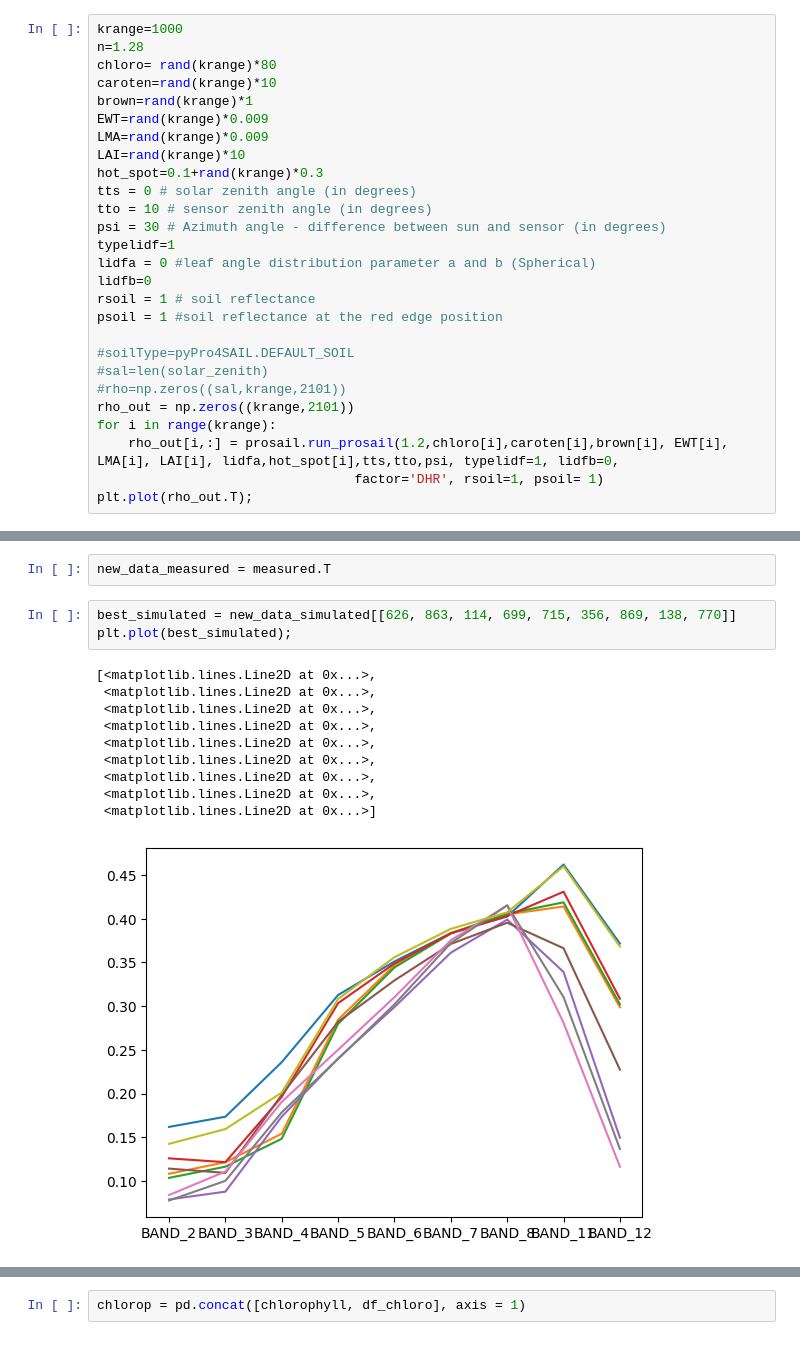
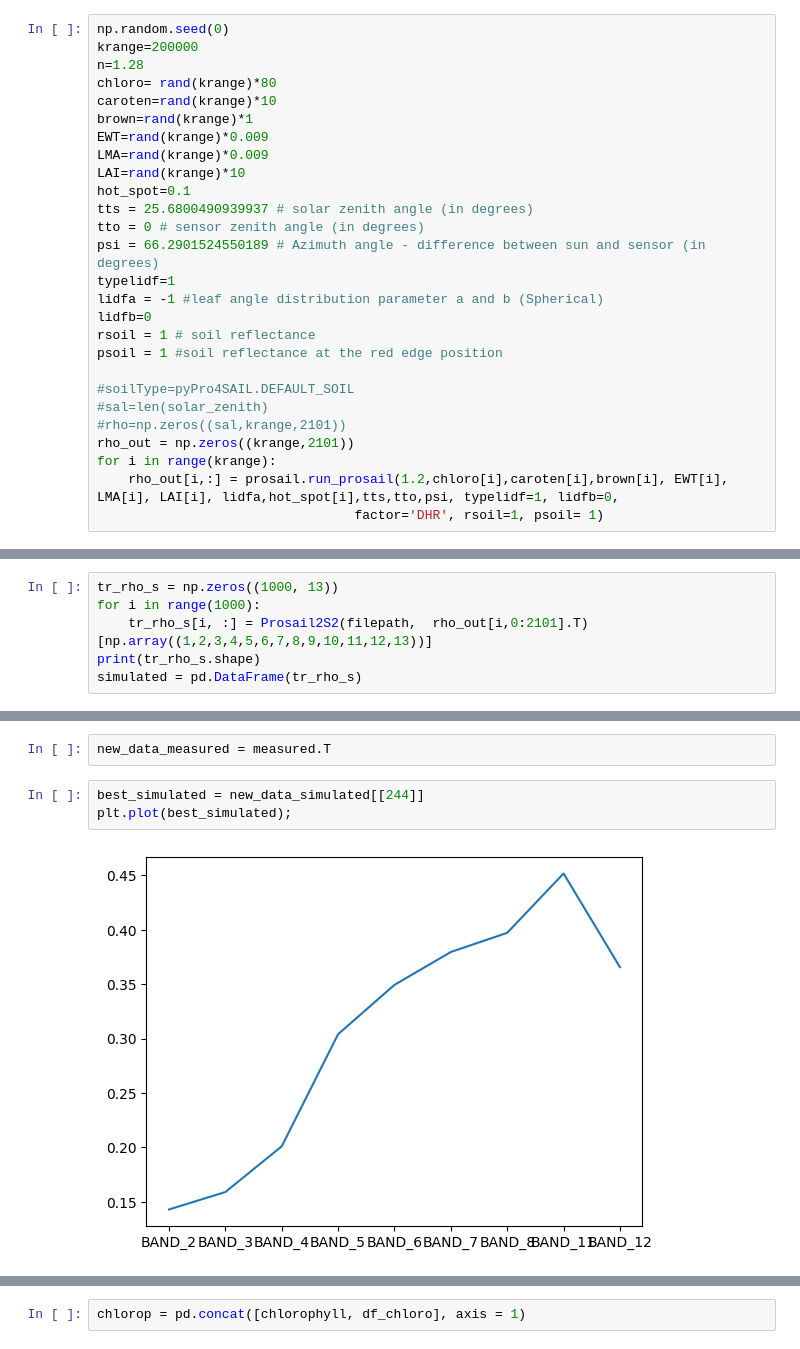
Before and after one commit to 215035638/renameFileExtention, a Jupyter notebook: PROSAIL INVERSION.ipynb, the cells around one changed output, grey strips where cells are left out. Saved outputs shown, nothing was run; the diff lists cells and outputs as text.

```diff
--- a/PROSAIL INVERSION.ipynb
+++ b/PROSAIL INVERSION.ipynb
@@ -71,7 +71,8 @@ import numpy.matlib
 import matplotlib.pyplot as plt
 import pandas as pd
 # %%
-krange=1000
+np.random.seed(0)
+krange=200000
 n=1.28
 chloro= rand(krange)*80
 caroten=rand(krange)*10
@@ -79,12 +80,12 @@ brown=rand(krange)*1
 EWT=rand(krange)*0.009
 LMA=rand(krange)*0.009
 LAI=rand(krange)*10
-hot_spot=0.1+rand(krange)*0.3
-tts = 0 # solar zenith angle (in degrees)
-tto = 10 # sensor zenith angle (in degrees)
-psi = 30 # Azimuth angle - difference between sun and sensor (in degrees)
+hot_spot=0.1
+tts = 25.6800490939937 # solar zenith angle (in degrees)
+tto = 0 # sensor zenith angle (in degrees)
+psi = 66.2901524550189 # Azimuth angle - difference between sun and sensor (in degrees)
 typelidf=1
-lidfa = 0 #leaf angle distribution parameter a and b (Spherical)
+lidfa = -1 #leaf angle distribution parameter a and b (Spherical)
 lidfb=0
 rsoil = 1 # soil reflectance
 psoil = 1 #soil reflectance at the red edge position
@@ -96,4 +97,3 @@ rho_out = np.zeros((krange,2101))
 for i in range(krange):
     rho_out[i,:] = prosail.run_prosail(1.2,chloro[i],caroten[i],brown[i], EWT[i], LMA[i], LAI[i], lidfa,hot_spot[i],tts,tto,psi, typelidf=1, lidfb=0,
                                  factor='DHR', rsoil=1, psoil= 1)
-plt.plot(rho_out.T);
@@ -121,3 +123,9 @@ def Prosail2S2(path2csv, spectra_input):
 
 #please LOAD THTE FILE NOW
 filepath="/Users/BSibiya/Desktop/Sandberg Fynbos Reserve/S2_response.csv"
+# %%
+tr_rho_s = np.zeros((1000, 13))
+for i in range(1000):
+    tr_rho_s[i, :] = Prosail2S2(filepath,  rho_out[i,0:2101].T)[np.array((1,2,3,4,5,6,7,8,9,10,11,12,13))]
+print(tr_rho_s.shape)
+simulated = pd.DataFrame(tr_rho_s)
@@ -236,19 +236,10 @@ new_data_simulated = simulated.T
 # %%
 new_data_measured = measured.T
 # %%
-best_simulated = new_data_simulated[[626, 863, 114, 699, 715, 356, 869, 138, 770]]
+best_simulated = new_data_simulated[[244]]
 plt.plot(best_simulated);
 # %% [output]
-[<matplotlib.lines.Line2D at 0x...>,
- <matplotlib.lines.Line2D at 0x...>,
- <matplotlib.lines.Line2D at 0x...>,
- <matplotlib.lines.Line2D at 0x...>,
- <matplotlib.lines.Line2D at 0x...>,
- <matplotlib.lines.Line2D at 0x...>,
- <matplotlib.lines.Line2D at 0x...>,
- <matplotlib.lines.Line2D at 0x...>,
- <matplotlib.lines.Line2D at 0x...>]
-[figure, old version]
+[figure, new version]
 # %%
 inner = pd.concat([new_data_measured, best_simulated], axis = 1)
 inner
```
Also changed, not shown: parts of 12 cells of this notebook, 9 other files.
